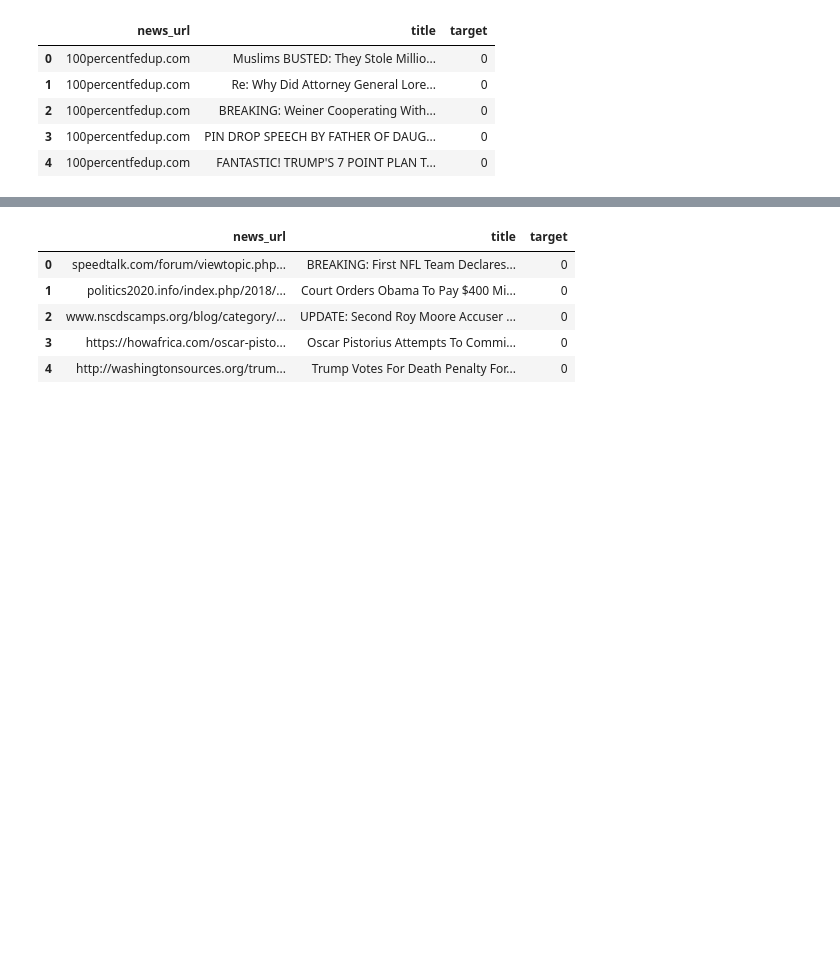
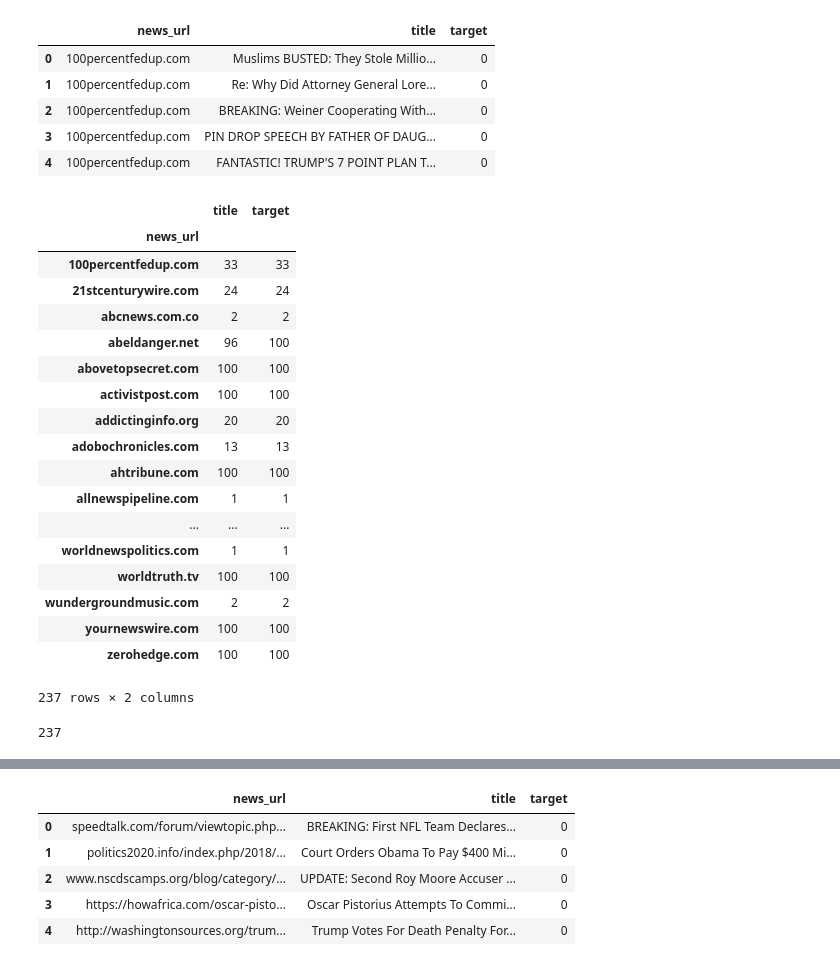
Before and after one commit to anuva312/FactOrFake, a Jupyter notebook: FactOrFake.ipynb, the cells around one changed output, grey strips where cells are left out. Cells and saved outputs as stored; diff of their text form; code cells hidden in the pictures; blank space fills up the shorter version.

```diff
--- a/FactOrFake.ipynb
+++ b/FactOrFake.ipynb
@@ -176,6 +182,32 @@ df_fake_new.head()
 | 2 | 100percentfedup.com | BREAKING: Weiner Cooperating With... | 0 |
 | 3 | 100percentfedup.com | PIN DROP SPEECH BY FATHER OF DAUG... | 0 |
 | 4 | 100percentfedup.com | FANTASTIC! TRUMP'S 7 POINT PLAN T... | 0 |
+# %%
+df_fake_new.groupby('news_url').count()
+# %% [output]
+|  | title | target |
+| news_url |  |  |
+| 100percentfedup.com | 33 | 33 |
+| 21stcenturywire.com | 24 | 24 |
+| abcnews.com.co | 2 | 2 |
+| abeldanger.net | 96 | 100 |
+| abovetopsecret.com | 100 | 100 |
+| activistpost.com | 100 | 100 |
+| addictinginfo.org | 20 | 20 |
+| adobochronicles.com | 13 | 13 |
+| ahtribune.com | 100 | 100 |
+| allnewspipeline.com | 1 | 1 |
+| ... | ... | ... |
+| worldnewspolitics.com | 1 | 1 |
+| worldtruth.tv | 100 | 100 |
+| wundergroundmusic.com | 2 | 2 |
+| yournewswire.com | 100 | 100 |
+| zerohedge.com | 100 | 100 |
+237 rows × 2 columns
+# %%
+df_fake_new['news_url'].nunique()
+# %% [output]
+237
 # %%
 df_combined=pd.concat([df_combined,df_fake_new])
 df_combined.shape
```
Also changed, not shown: parts of 25 cells of this notebook.
